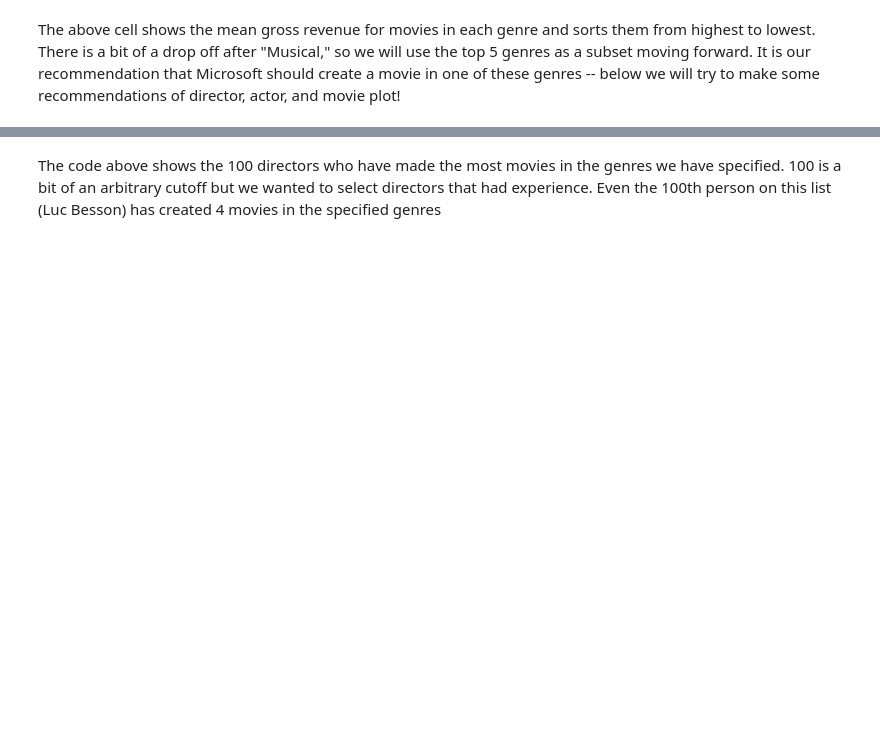
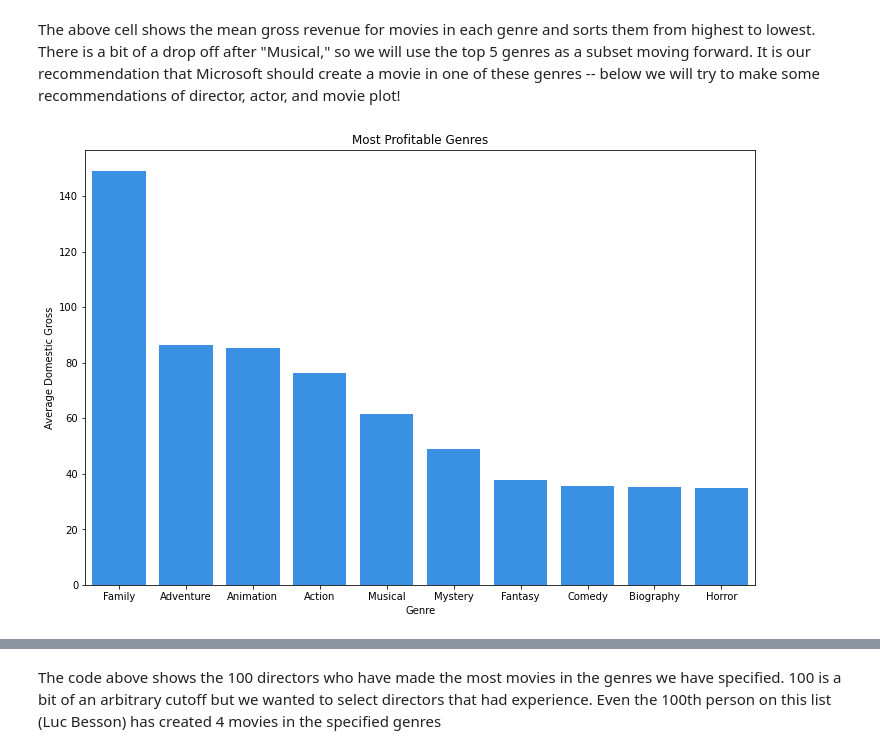
Before and after one commit to KPMcDonough49/dsc-phase-1-project, a Jupyter notebook: Technical Notebook.ipynb, the cells around one changed output, grey strips where cells are left out. Saved outputs shown, nothing was run; the diff lists cells and outputs as text; code cells hidden in the pictures; blank space fills up the shorter version.

Commit message:
Added Visualization Folder and tweaked wording

```diff
--- a/Technical Notebook.ipynb
+++ b/Technical Notebook.ipynb
@@ -284,5 +283,5 @@ Based on this analysis we did not find a correlation between critic ratings and
 # %% [markdown]
 ## IMDB Data - Business Recommendation 2: Identifying Genres, Directors, Actors and Plot Themes that Translate to Higher Gross Revenue
 # %%
-df = pd.read_csv('zippedData/movie_metadata.csv')
+df_imdb = pd.read_csv('zippedData/movie_metadata.csv')
 # Imports IMDB Data
@@ -294,12 +308,12 @@ df.groupby('movie_title').mean()['gross'].sort_values(ascending=False)
 # %%
-df['gross'] = df['gross'].apply(lambda x: x/1000000)
+df_imdb['gross'] = df_imdb['gross'].apply(lambda x: x/1000000)
 # %% [markdown]
 The gross revenue column ('gross')  is not very digestible because it is in dollars, the code above turns it into millions
 # %%
 def split_genres(genre):
     return genre.split('|')[0]
 
-df['genres'] = df['genres'].apply(split_genres)
+df_imdb['genres'] = df_imdb['genres'].apply(split_genres)
 # %% [markdown]
 In the IMDB dataset the 'genres' column has multiple entries separated by "|". For example, the first entry is 'Action|Adventure|Fantasy|Sci-Fi'. The above cell creates a function that returns the first main genre listed (so for the first entry it would return "Action"
 # %%
@@ -311,12 +361,15 @@ df.groupby('genres')['gross'].mean().sort_values(ascending=False)
 # %% [markdown]
 The above cell shows the mean gross revenue for movies in each genre and sorts them from highest to lowest. There is a bit of a drop off after "Musical," so we will use the top 5 genres as a subset moving forward. It is our recommendation that Microsoft should create a movie in one of these genres -- below we will try to make some recommendations of director, actor, and movie plot!
 # %%
-x = list(df.groupby('genres')['gross'].mean().sort_values(ascending=False).index[0:10])
-y= list(df.groupby('genres')['gross'].mean().sort_values(ascending=False).values[0:10])
+x = list(df_imdb.groupby('genres')['gross'].mean().sort_values(ascending=False).index[0:10])
+y= list(df_imdb.groupby('genres')['gross'].mean().sort_values(ascending=False).values[0:10])
 
 fig, ax = plt.subplots(figsize=[12,8])
-ax = sns.barplot(x,y)
+ax = sns.barplot(x,y,color = "dodgerblue")
 ax.set_xlabel('Genre')
 ax.set_ylabel('Average Domestic Gross')
 ax.set_title('Most Profitable Genres');
+plt.savefig('Visualizations/Genre_profitability.png')
+# %% [output]
+[figure, added]
 # %%
```
Also changed, not shown: parts of 26 cells of this notebook.
